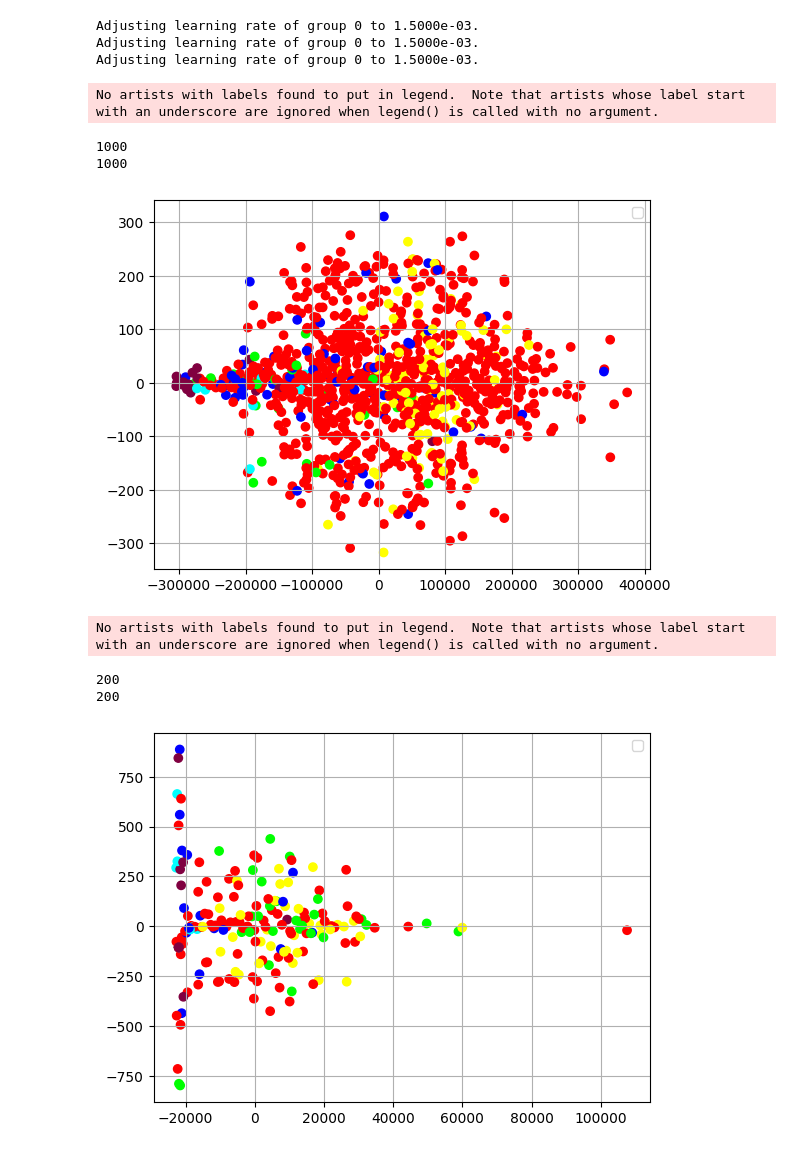
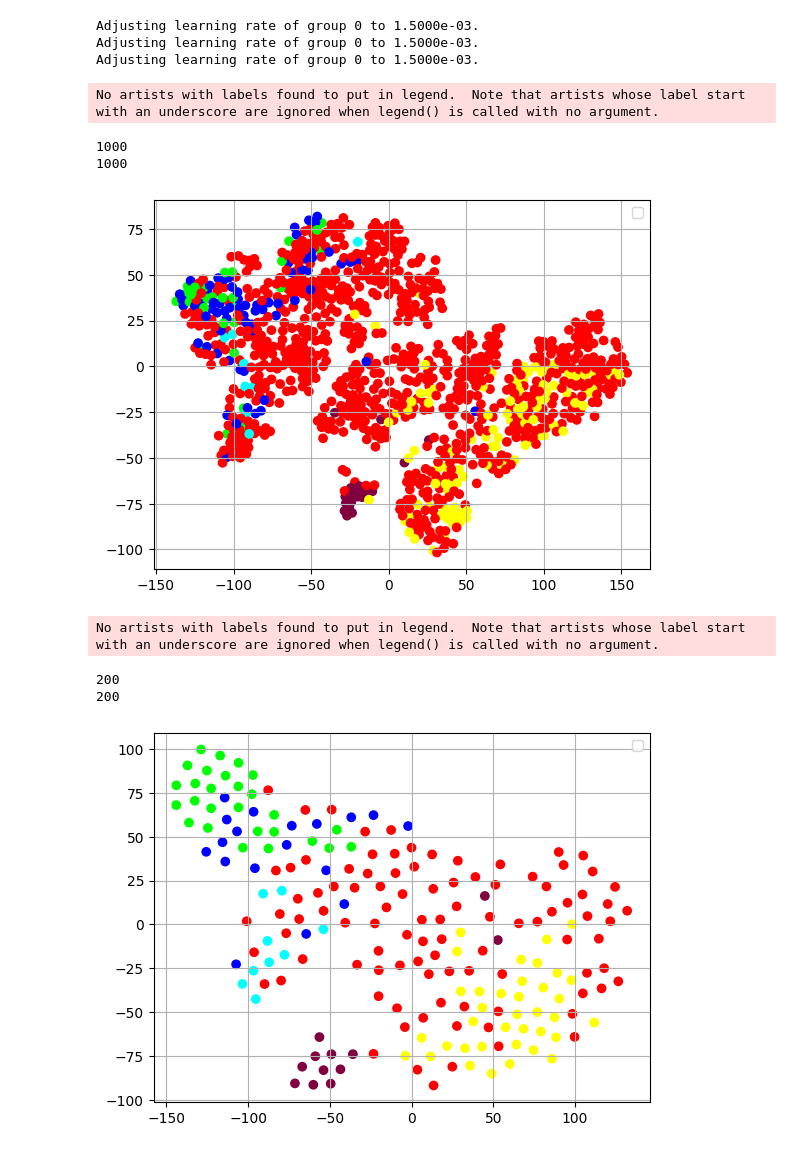
Before and after one commit to Connor-Mattson/SwarmBehaviorDiscovery, a Jupyter notebook: z-experiments/01-24-23-visualize-embeddings.ipynb, the cells around one changed output. Cells and saved outputs as stored; diff of their text form; code cells hidden in the pictures.

Commit message:
Checkpoint - 01-28-23

```diff
--- a/z-experiments/01-24-23-visualize-embeddings.ipynb
+++ b/z-experiments/01-24-23-visualize-embeddings.ipynb
@@ -49,10 +49,10 @@ TESTING_SIZE = 1000
 # TESTING_FILE = "heuristic-simple-model-classes.txt"
 # TESTING_DATA = SwarmDataset("../data/filtered-full", rank=0)
 # TESTING_SIZE = 1000
-ENSEMBLE_PATH = "../checkpoints/ensembles/01-26-23-heuristic-BL-pretraining"
-ENSEMBLE_PATH = None
+ENSEMBLE_PATH = "../checkpoints/ensembles/01-27-23-BLH-HIL-E"
+# ENSEMBLE_PATH = None
 TRAINING_E_MEMBER = 2
-VALID_E_MEMBER = 0
+VALID_E_MEMBER = 2
 
 # ensemble.load_ensemble("../checkpoints/ensembles/01-20-23-baseline", full=True)
 if ENSEMBLE_PATH is not None:
@@ -111,35 +111,35 @@ for dataset, label, size, e_i in [(TESTING_DATA, TESTING_FILE, TESTING_SIZE, TRA
 
     lim = len(reduced)
     print(lim)
     classes = [-1 for i in range(lim)]
 
     OUT = "../data/oracle"
     with open(os.path.join(OUT, label), "r") as f:
         lines = f.readlines()
         print(len(lines))
         for line in lines:
             triplet = CSVLineToVec(line)
             classes[int(triplet[0])] = int(triplet[1])
 
     x = [reduced[i][0] for i in range(lim)]
     y = [reduced[i][1] for i in range(lim)]
     colors = [color_classes[classes[i]] for i in range(lim)]
     labels = [label_classes[classes[i]] for i in range(lim)]
     plot.grid(True)
     # plot.xlim(-5000, 20000)
     # plot.ylim(-15000, 10000)
     plot.scatter(x, y, c=colors)
     plot.legend()
     plot.show()
 # %% [output]
 Adjusting learning rate of group 0 to 1.5000e-03.
 Adjusting learning rate of group 0 to 1.5000e-03.
 Adjusting learning rate of group 0 to 1.5000e-03.
 No artists with labels found to put in legend.  Note that artists whose label start with an underscore are ignored when legend() is called with no argument.
 1000
 1000
-[figure, old version]
+[figure, new version]
 No artists with labels found to put in legend.  Note that artists whose label start with an underscore are ignored when legend() is called with no argument.
 200
 200
-[figure, old version]
+[figure, new version]
```
Also changed, not shown: 7 other files.
